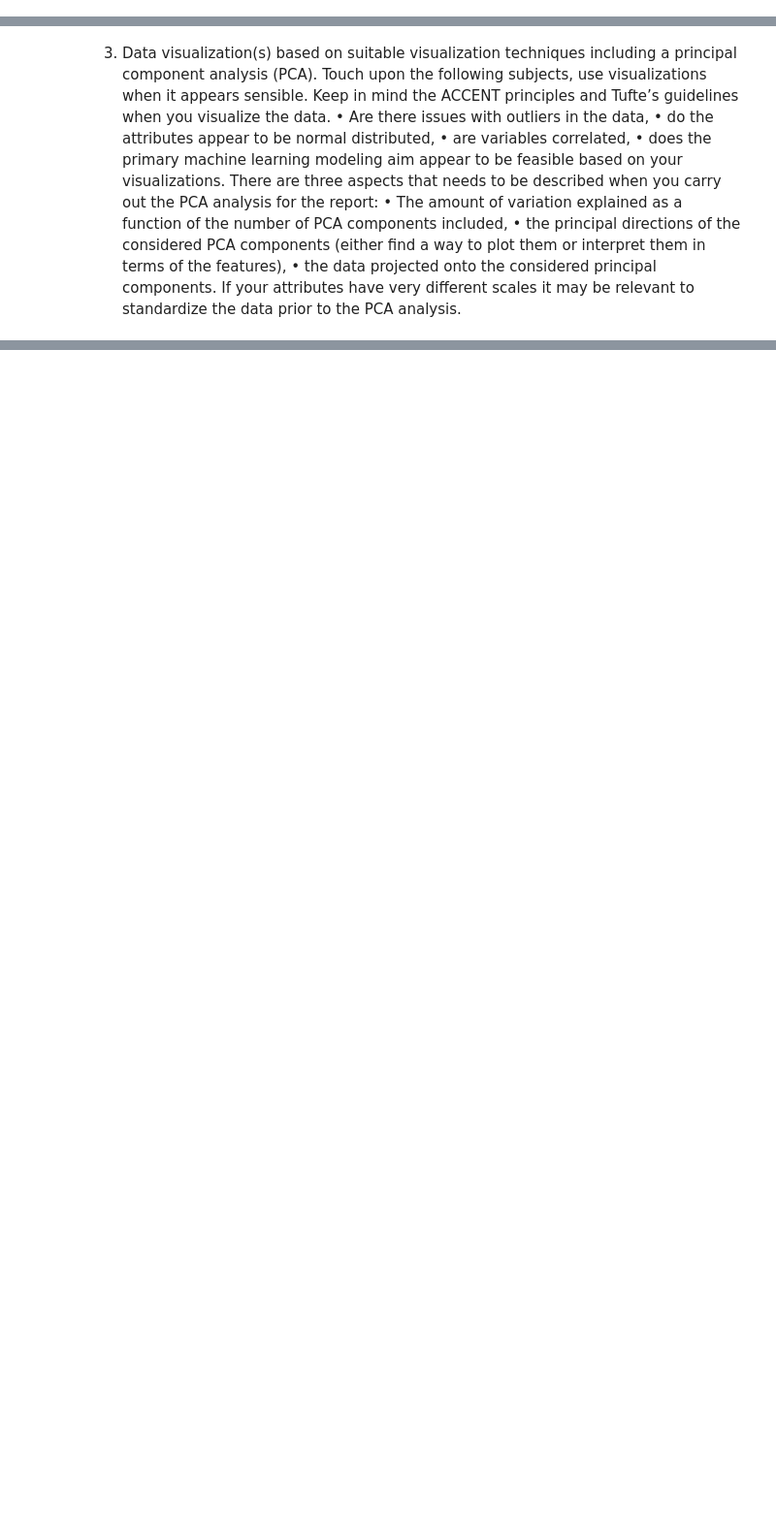
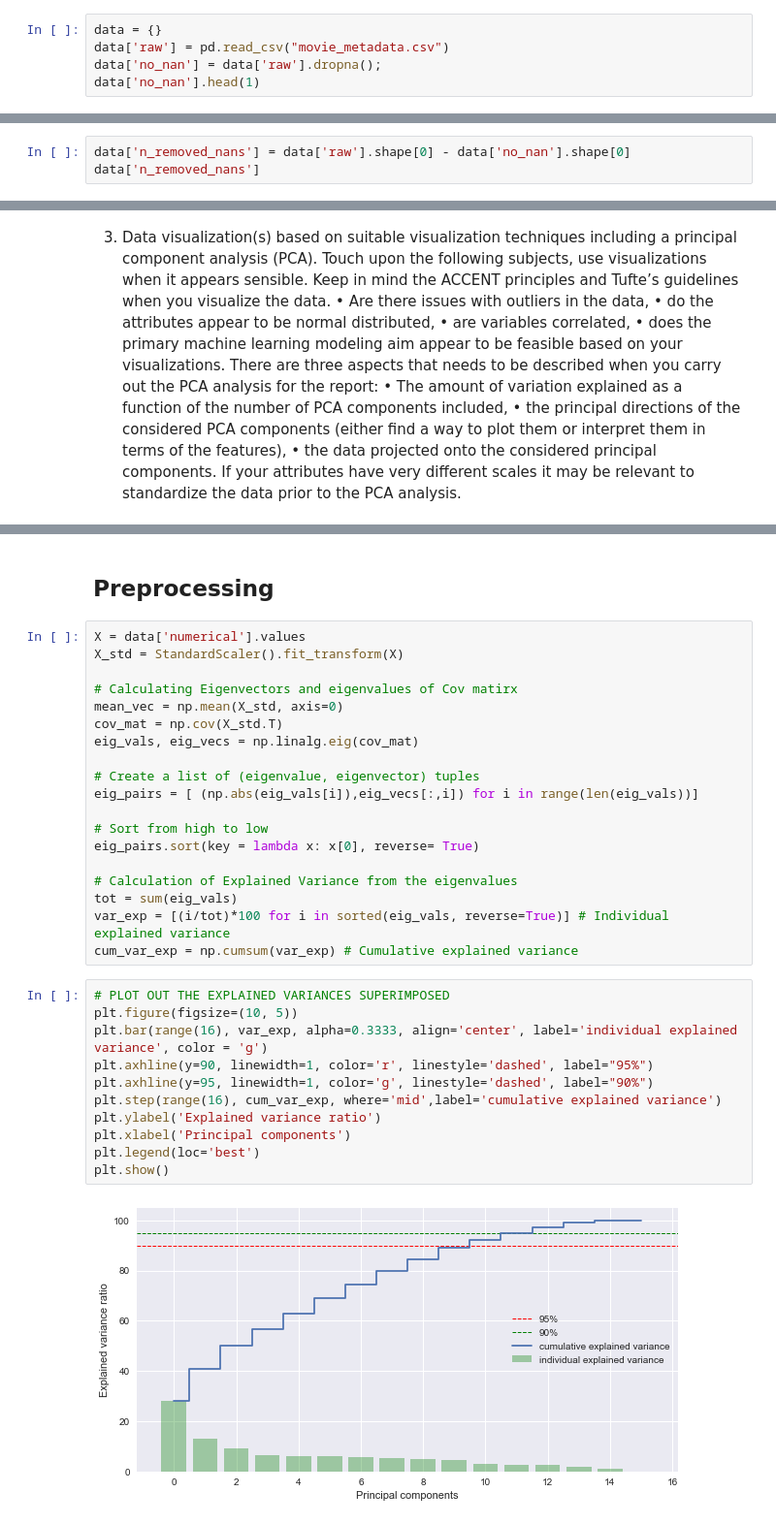
Before and after one commit to christianbillp/python, a Jupyter notebook: notebooks/ML_projekt1.ipynb, the cells around one changed output, grey strips where cells are left out. Shown: that part at 97% size. Drawn from its saved outputs; the diff is of its cells as text; blank space fills up the shorter version.

```diff
--- a/notebooks/ML_projekt1.ipynb
+++ b/notebooks/ML_projekt1.ipynb
@@ -39,0 +50,5 @@ In our initial dataanalysis we will use regression to detemine if there is a cor
+# %%
+data = {}
+data['raw'] = pd.read_csv("movie_metadata.csv")
+data['no_nan'] = data['raw'].dropna();
+data['no_nan'].head(1)
@@ -39,0 +59,3 @@ In our initial dataanalysis we will use regression to detemine if there is a cor
+# %%
+data['n_removed_nans'] = data['raw'].shape[0] - data['no_nan'].shape[0]
+data['n_removed_nans']
@@ -205,0 +151,34 @@ work.plot.scatter('imdb_score', 'movie_facebook_likes', grid=True);
+# %% [markdown]
+## Preprocessing
+# %%
+X = data['numerical'].values
+X_std = StandardScaler().fit_transform(X)
+
+# Calculating Eigenvectors and eigenvalues of Cov matirx
+mean_vec = np.mean(X_std, axis=0)
+cov_mat = np.cov(X_std.T)
+eig_vals, eig_vecs = np.linalg.eig(cov_mat)
+
+# Create a list of (eigenvalue, eigenvector) tuples
+eig_pairs = [ (np.abs(eig_vals[i]),eig_vecs[:,i]) for i in range(len(eig_vals))]
+
+# Sort from high to low
+eig_pairs.sort(key = lambda x: x[0], reverse= True)
+
+# Calculation of Explained Variance from the eigenvalues
+tot = sum(eig_vals)
+var_exp = [(i/tot)*100 for i in sorted(eig_vals, reverse=True)] # Individual explained variance
+cum_var_exp = np.cumsum(var_exp) # Cumulative explained variance
+# %%
+# PLOT OUT THE EXPLAINED VARIANCES SUPERIMPOSED
+plt.figure(figsize=(10, 5))
+plt.bar(range(16), var_exp, alpha=0.3333, align='center', label='individual explained variance', color = 'g')
+plt.axhline(y=90, linewidth=1, color='r', linestyle='dashed', label="95%")
+plt.axhline(y=95, linewidth=1, color='g', linestyle='dashed', label="90%")
+plt.step(range(16), cum_var_exp, where='mid',label='cumulative explained variance')
+plt.ylabel('Explained variance ratio')
+plt.xlabel('Principal components')
+plt.legend(loc='best')
+plt.show()
+# %% [output]
+[figure, added]
```
Also changed, not shown: parts of 58 cells of this notebook.
